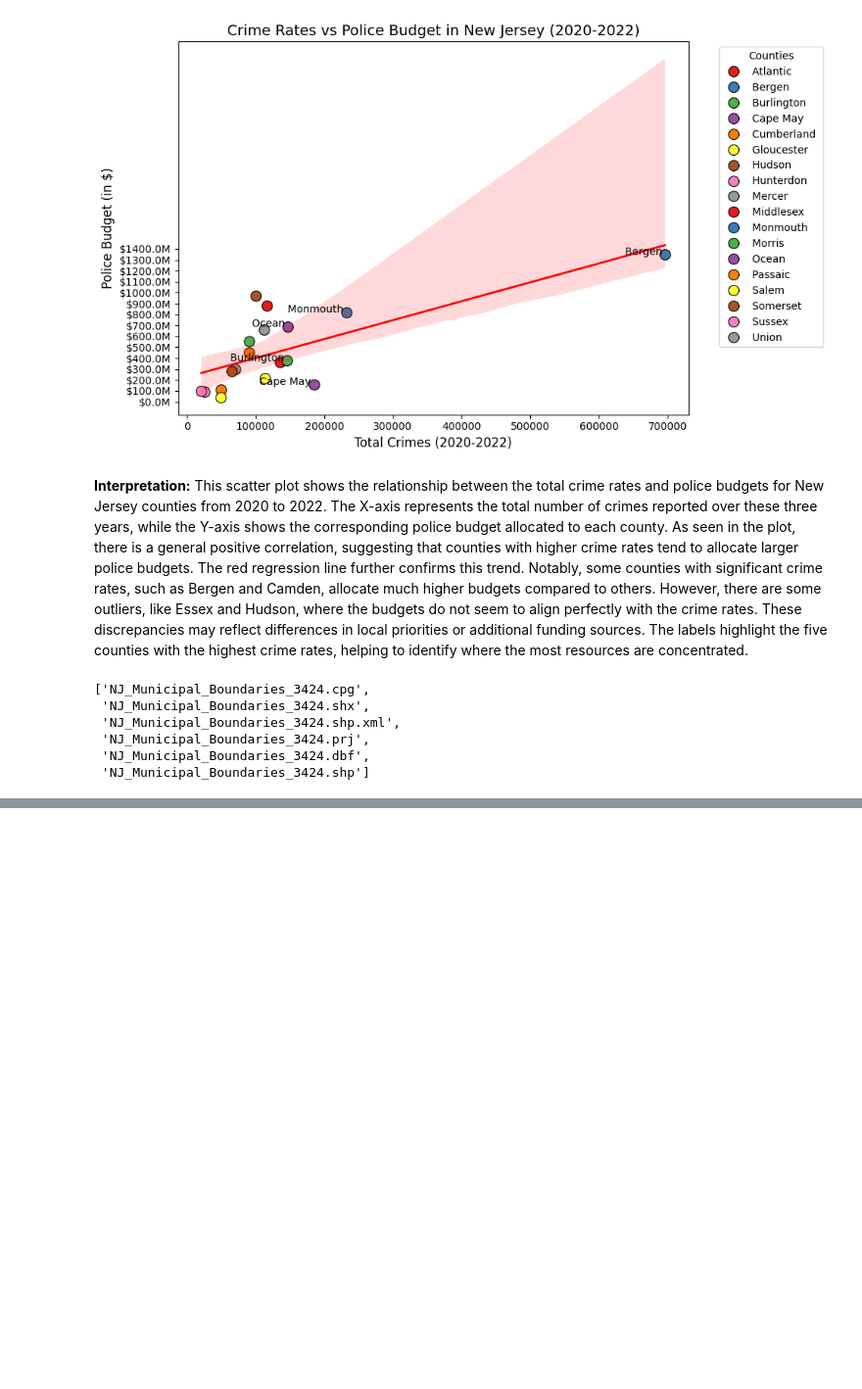
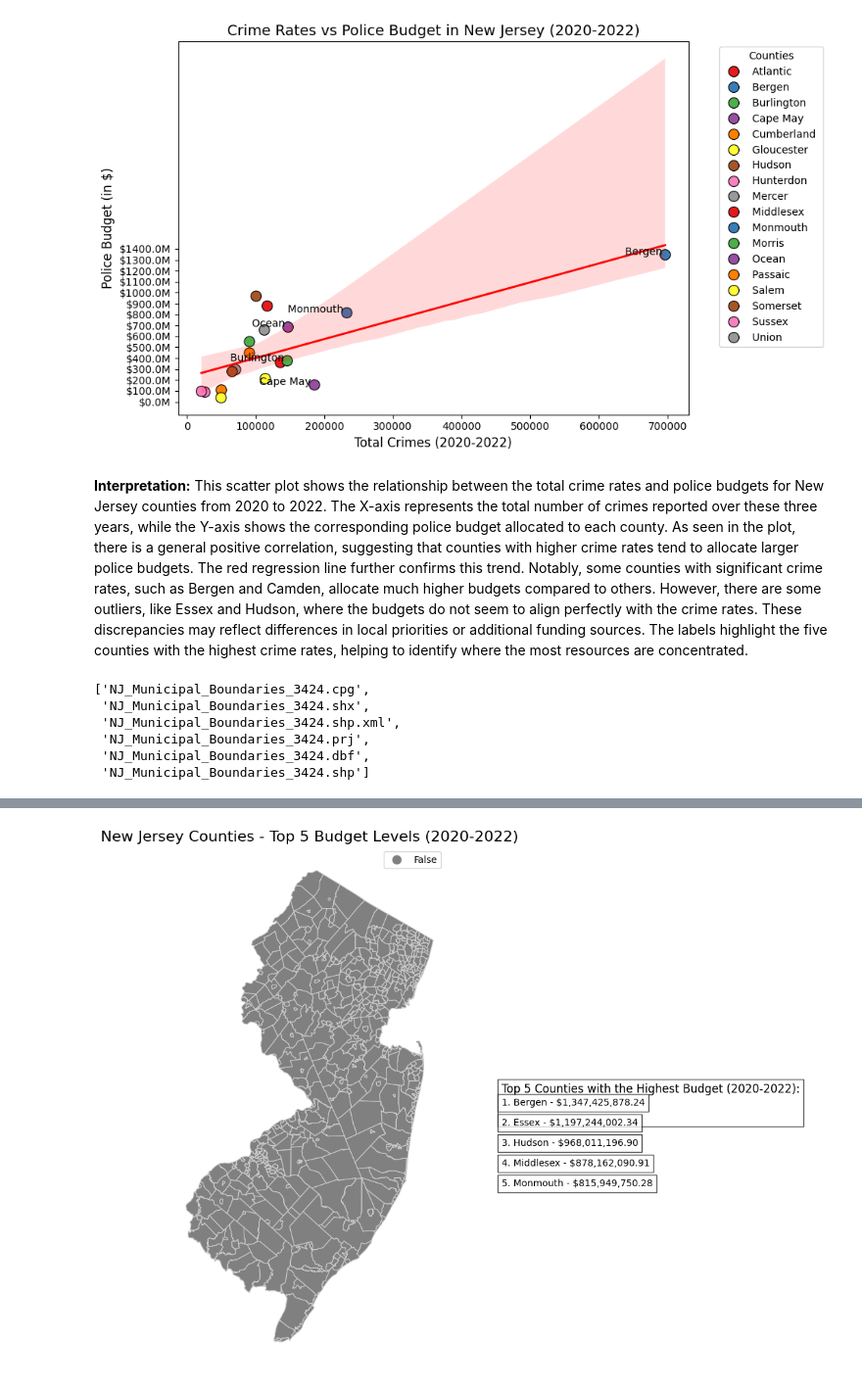
Before and after one commit to erikaguiracocha/Data-Visualization-2025, a Jupyter notebook: PS4erikaguiracocha.ipynb, the cells around one changed output, grey strips where cells are left out. Shown at 98% size. Cells and saved outputs as stored; diff of their text form; code cells hidden in the pictures; blank space fills up the shorter version.

```diff
--- a/PS4erikaguiracocha.ipynb
+++ b/PS4erikaguiracocha.ipynb
@@ -428,0 +428,96 @@ Shapefile loaded successfully.
+# %%
+import pandas as pd
+import geopandas as gpd
+import requests
+import zipfile
+import os
+import matplotlib.pyplot as plt
+import matplotlib.colors as mcolors
+
+# Step 1: Download and extract the shapefile of New Jersey counties
+url = "https://raw.githubusercontent.com/erikaguiracocha/Data-Visualization-2025/main/NJ_Municipal_Boundaries_3424_2278012401268357461.zip"
+zip_path = "/content/NJ_Municipal_Boundaries.zip"
+
+# Download the zip file
+r = requests.get(url)
+with open(zip_path, "wb") as f:
+    f.write(r.content)
+
+# Unzip the file
+extracted_folder = "/content/NJ_Municipal_Boundaries"
+with zipfile.ZipFile(zip_path, 'r') as zip_ref:
+    zip_ref.extractall(extracted_folder)
+
+# List extracted files
+extracted_files = os.listdir(extracted_folder)
+print("Extracted files:", extracted_files)
+
+# Find the shapefile
+shapefile_path = None
+for file in extracted_files:
+    if file.endswith(".shp"):
+        shapefile_path = os.path.join(extracted_folder, file)
+        break
+
+# Load the shapefile into a GeoDataFrame
+if shapefile_path:
+    gdf = gpd.read_file(shapefile_path)
+    print("Shapefile loaded successfully.")
+else:
+    print("Shapefile not found.")
+
+# Step 2: Prepare the budget data (with actual data)
+budget_data = {
+    'County': ['Atlantic', 'Bergen', 'Burlington', 'Camden', 'Cape May', 'Cumberland', 'Essex', 'Gloucester', 'Hudson',
+               'Hunterdon', 'Mercer', 'Middlesex', 'Monmouth', 'Morris', 'Ocean', 'Passaic', 'Salem', 'Somerset',
+               'Sussex', 'Union', 'Warren'],
+    '2020': [119262425.86, 427518344.81, 122407763.95, 137420012.72, 48629849.27, 35045613.87, 350382509.60, 67519873.43,
+             290272331.25, 28100764.97, 93981950.66, 253427739.92, 261784930.78, 171635578.16, 224440512.53, 101872259.28,
+             9149236.34, 100180014.14, 33385136.64, 186982367.17, 26138557.21],
+    '2021': [117407829.60, 448124550.75, 125868638.98, 135626159.37, 52207062.40, 36259361.36, 464878127.99, 65845717.39,
+             300219111.87, 29438131.72, 104382301.52, 292934332.15, 271539409.48, 184152262.87, 228994762.61, 148684341.76,
+             15079410.98, 60327888.26, 29710261.77, 224208846.59, 26936297.87],
+    '2022': [123993860.75, 471782982.68, 128190733.44, 147391782.25, 54103285.95, 37329195.20, 381983364.75, 79816171.41,
+             377519753.78, 31540757.26, 97266160.77, 331800018.84, 282625410.02, 195233806.17, 231442122.59, 197295052.89,
+             13660155.37, 117789364.83, 33563129.27, 246829591.40, 29352144.76]
+}
+
+# Convert the budget data into a pandas DataFrame
+budget_df = pd.DataFrame(budget_data)
+
+# Step 3: Merge the budget data with the shapefile based on the 'County' column
+merged_data = gdf.set_index('COUNTY').join(budget_df.set_index('County'))
+
+# Step 4: Select the top 5 counties you requested (Bergen, Essex, Hudson, Middlesex, Monmouth)
+top_5_counties_budget = ['Bergen', 'Essex', 'Hudson', 'Middlesex', 'Monmouth']
+merged_data['Top 5'] = merged_data.index.isin(top_5_counties_budget)
+
+# Step 5: Create a color palette for the map
+cmap = mcolors.ListedColormap(['gray', 'yellow', 'orange'])
+norm = plt.Normalize(vmin=0, vmax=1)
+
+# Step 6: Create the plot
+fig, ax = plt.subplots(1, 1, figsize=(12, 10))
+
+# Plot all counties with gray color and highlight the top 5 counties
+merged_data.plot(column='Top 5', ax=ax, legend=True, cmap=cmap, linewidth=0.8, edgecolor='0.8', norm=norm)
+
+# Step 7: Add a title
+plt.title("New Jersey Counties - Top 5 Budget Levels (2020-2022)", fontsize=16)
+
+# Step 8: Remove the X and Y axes
+ax.set_axis_off()
+
+# Step 9: Display the top 5 counties with the highest budget (2020-2022)
+# Adding the list to the figure as text
+plt.figtext(0.75, 0.5, "Top 5 Counties with the Highest Budget (2020-2022):\n\n", fontsize=12, ha='left', va='center', bbox=dict(facecolor='white', alpha=0.7))
+
+# Add each county and its budget to the list
+for i, county in enumerate(top_5_counties_budget):
+    county_data = budget_df[budget_df['County'] == county].iloc[0]
+    total_budget = county_data[['2020', '2021', '2022']].sum()
+    plt.figtext(0.75, 0.5 - (i * 0.03), f"{i+1}. {county} - ${total_budget:,.2f}", fontsize=10, ha='left', va='center', bbox=dict(facecolor='white', alpha=0.7))
+
+# Show the plot
+plt.show()
+# %% [output]
@@ -428,0 +526 @@ Shapefile loaded successfully.
+[figure, added]
```
Also changed, not shown: parts of 7 cells of this notebook.
